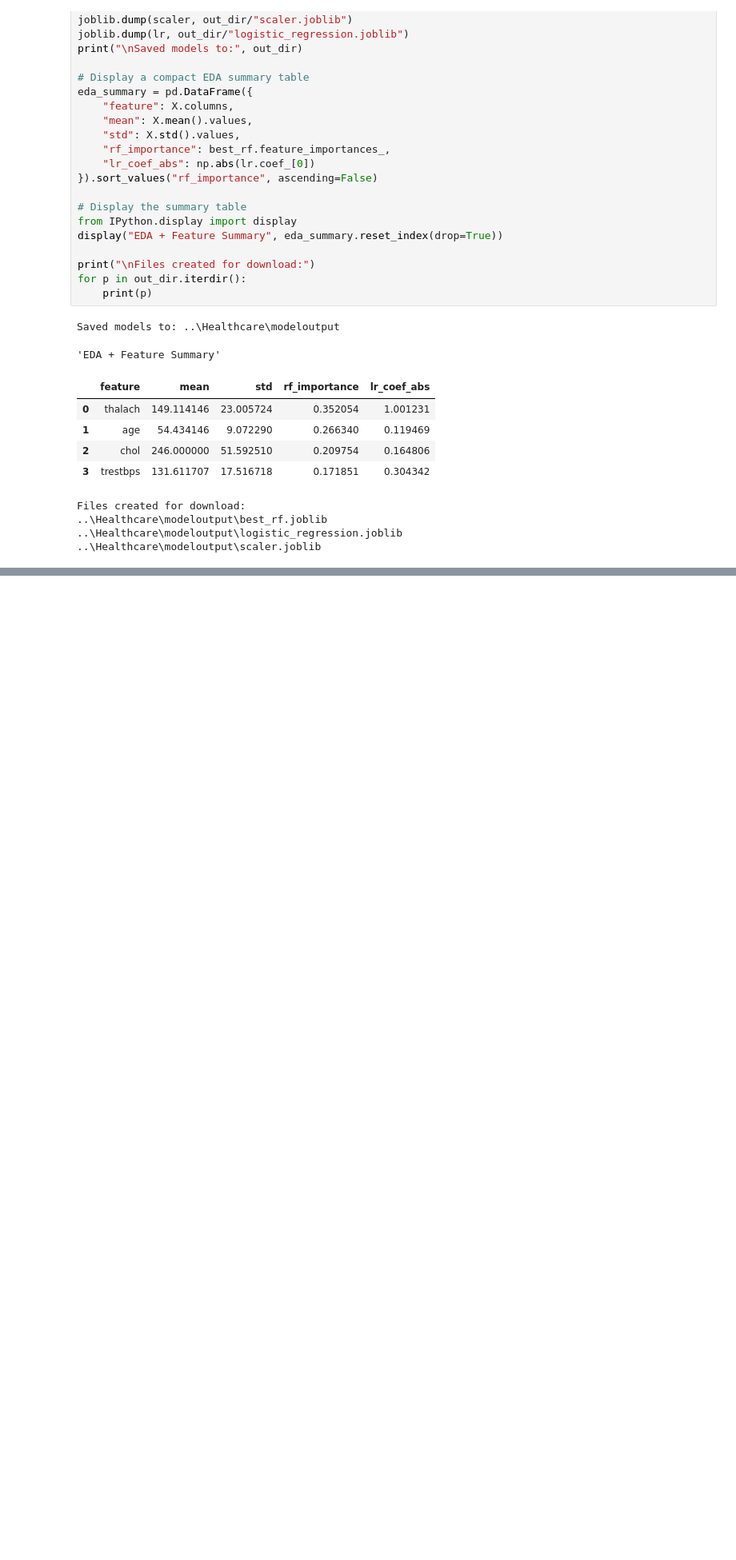
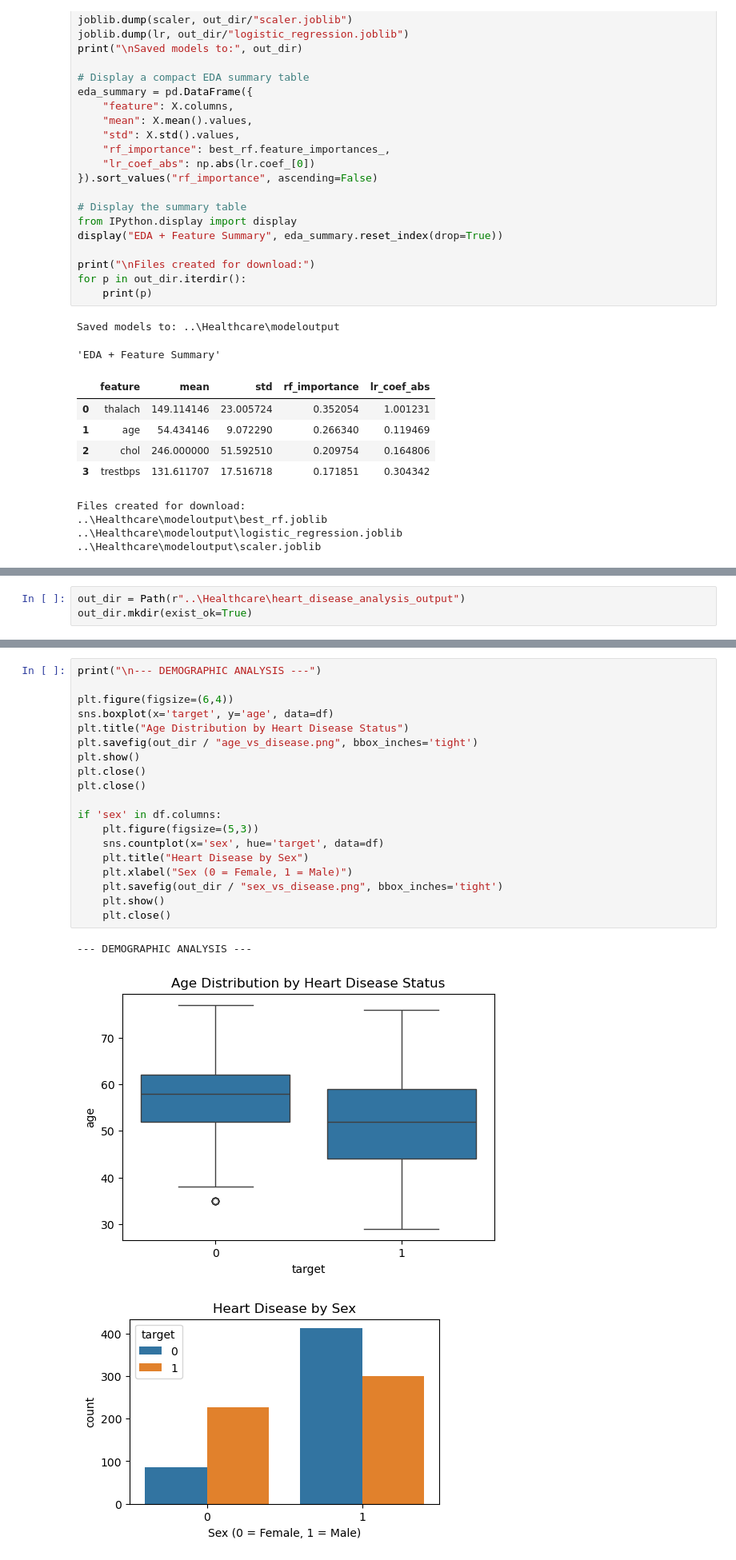
Before and after one commit to MartinKyng/Healthcare, a Jupyter notebook: analysis.ipynb, the cells around one changed output, grey strips where cells are left out. Shown at 80% size. Cells and saved outputs as stored; diff of their text form; blank space fills up the shorter version.

```diff
--- a/analysis.ipynb
+++ b/analysis.ipynb
@@ -339,0 +354,3 @@ Files created for download:
+# %%
+out_dir = Path(r"..\Healthcare\heart_disease_analysis_output")
+out_dir.mkdir(exist_ok=True)
@@ -339,0 +378,23 @@ Files created for download:
+# %%
+print("\n--- DEMOGRAPHIC ANALYSIS ---")
+
+plt.figure(figsize=(6,4))
+sns.boxplot(x='target', y='age', data=df)
+plt.title("Age Distribution by Heart Disease Status")
+plt.savefig(out_dir / "age_vs_disease.png", bbox_inches='tight')
+plt.show()
+plt.close()
+plt.close()
+
+if 'sex' in df.columns:
+    plt.figure(figsize=(5,3))
+    sns.countplot(x='sex', hue='target', data=df)
+    plt.title("Heart Disease by Sex")
+    plt.xlabel("Sex (0 = Female, 1 = Male)")
+    plt.savefig(out_dir / "sex_vs_disease.png", bbox_inches='tight')
+    plt.show()
+    plt.close()
+# %% [output]
+--- DEMOGRAPHIC ANALYSIS ---
+[figure, added]
+[figure, added]
```
Also changed, not shown: parts of 10 cells of this notebook, 14 other files.
